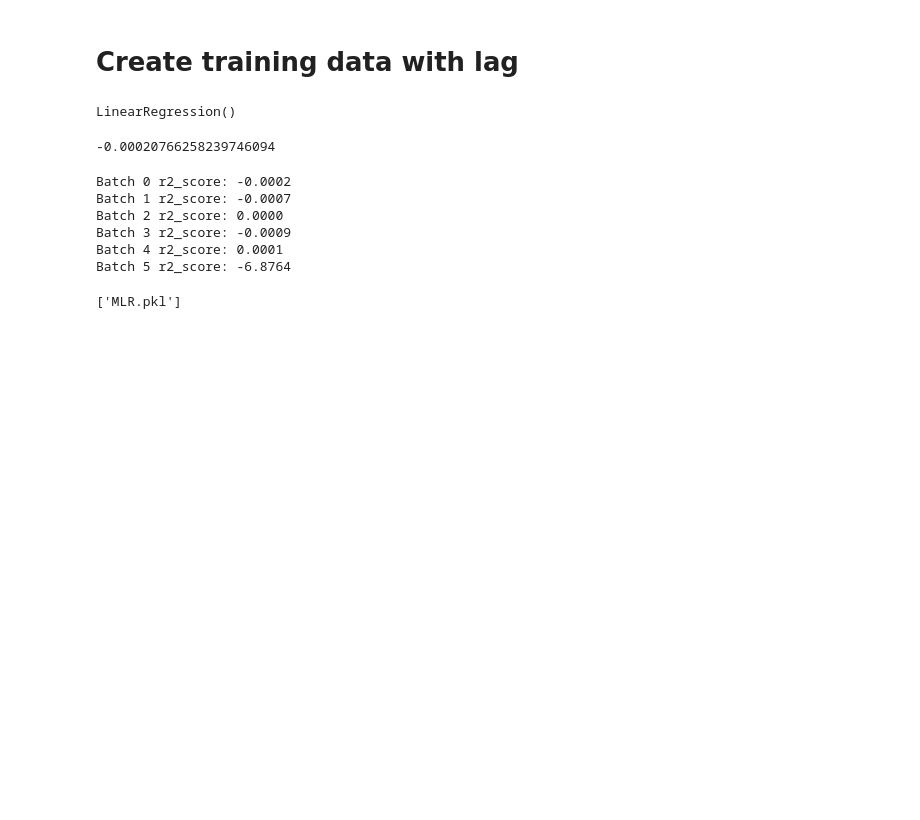
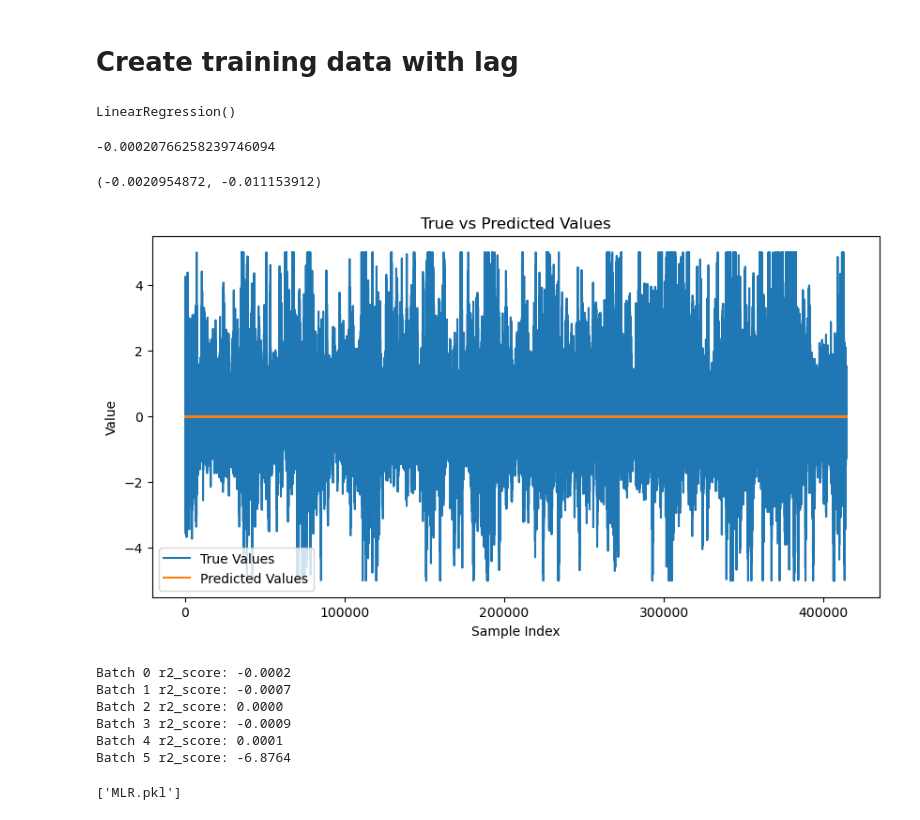
Before and after one commit to Merzenval/JaneStreet, a Jupyter notebook: MLR.ipynb, the cells around one changed output. Saved outputs shown, nothing was run; the diff lists cells and outputs as text; code cells hidden in the pictures; blank space fills up the shorter version.

```diff
--- a/MLR.ipynb
+++ b/MLR.ipynb
@@ -45,7 +45,7 @@ lag_data = pd.read_parquet(file_path)
 ## Data cleaning
 # %%
 # feature selection ## select every feature except 0-4
-feature_cols = [f"feature_{idx:02d}" for idx in range(79)]
+all_features_cols = [f"feature_{idx:02d}" for idx in range(79)]
 
 #select target values
 target_cols = ["responder_6"]
@@ -79,8 +79,8 @@ X_test = X_test.apply(replace_nan_with_mean_or_zero)
 # Create training data with lag
 # %%
 # Extract features and target, and add lagged target values
-train_data['responder_6_lag_1'] = train_data.groupby(['symbol_id','time_id'])[target_cols].shift(1)
-train_data = train_data.apply(replace_nan_with_mean_or_zero)
-all_features_cols= feature_cols + ['responder_6_lag_1']
+# train_data['responder_6_lag_1'] = train_data.groupby(['symbol_id','time_id'])[target_cols].shift(1)
+# train_data = train_data.apply(replace_nan_with_mean_or_zero)
+# all_features_cols= feature_cols + ['responder_6_lag_1']
 # %%
 # Split the data into training and validation sets
@@ -99,6 +100,22 @@ pred = MLR.predict(val_set[all_features_cols])
 r2_score(val_set[target_cols], pred, sample_weight=val_set[weight_cols])
 # %% [output]
 -0.00020766258239746094
+# %%
+pred.max(), pred.min()
+# %% [output]
+(-0.0020954872, -0.011153912)
+# %%
+import matplotlib.pyplot as plt
+plt.figure(figsize=(10, 5))
+plt.plot(val_set[target_cols].reset_index(drop =True), label='True Values')
+plt.plot(pred, label='Predicted Values')
+plt.xlabel('Sample Index')
+plt.ylabel('Value')
+plt.title('True vs Predicted Values')
+plt.legend()
+plt.show()
+# %% [output]
+[figure, added]
 # %%
 def validate_5_fold(model, val_set, features, target):
     batch_size = len(val_set)//5
```
Also changed, not shown: parts of 2 cells of this notebook, 4 other files.
